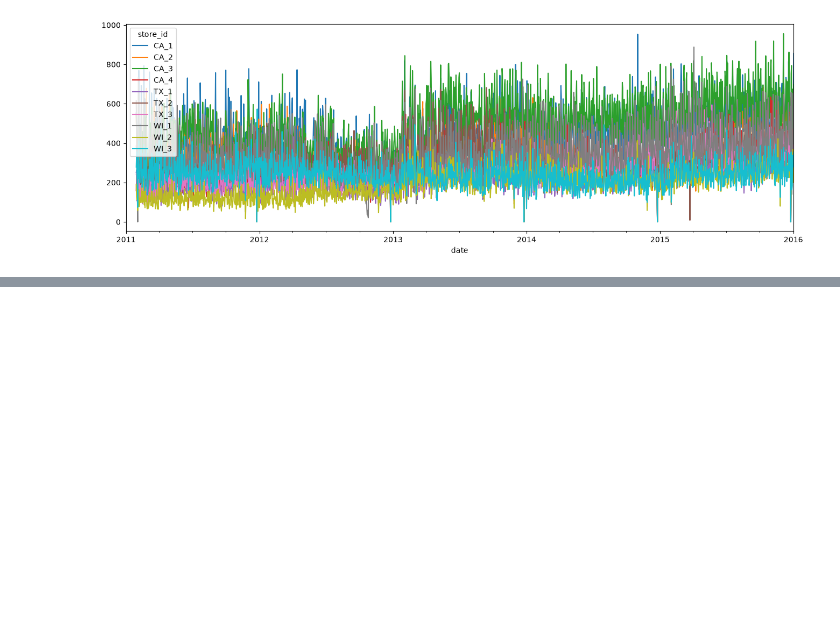
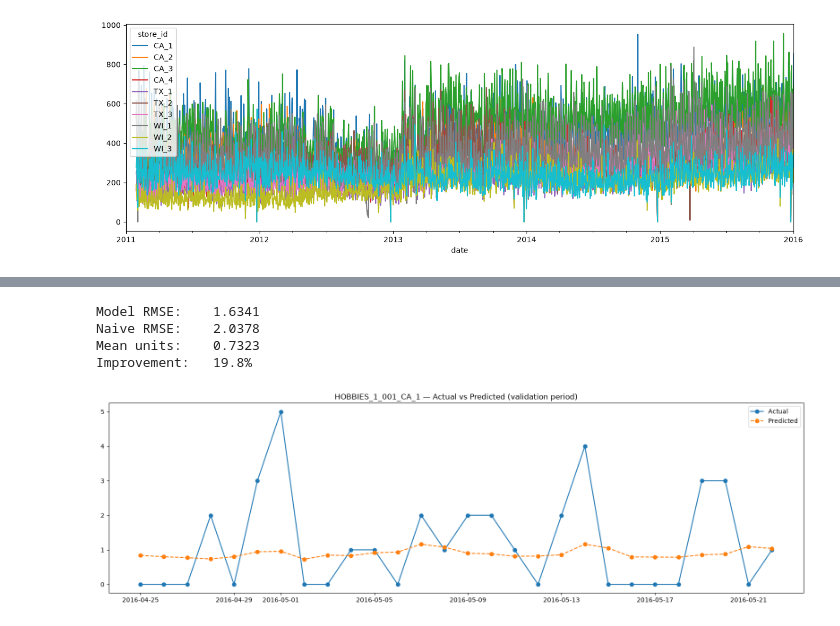
Before and after one commit to Hassan3924/M5-Forecasting, a Jupyter notebook: main.ipynb, the cells around one changed output, grey strips where cells are left out. Saved outputs shown, nothing was run; the diff lists cells and outputs as text; code cells hidden in the pictures; blank space fills up the shorter version.

Commit message:
Making prediction

```diff
--- a/main.ipynb
+++ b/main.ipynb
@@ -977,7 +977,7 @@ Index(['date', 'id', 'item_id', 'dept_id', 'cat_id', 'store_id', 'state_id',
        'rmean_364', 'week', 'is_weekend', 'has_event'],
       dtype='str')
 # %%
-df_cleaned = df.drop(labels=['d', 'wm_yr_wk', 'Revenue Generated', 'snap_CA', 'snap_TX', 'snap_WI', 'rmean_35', 'rmean_42', 'rmean_49', 'rmean_168'], axis = 1)
+df_cleaned = df.drop(labels=['id', 'd', 'wm_yr_wk', 'Revenue Generated', 'snap_CA', 'snap_TX', 'snap_WI', 'rmean_35', 'rmean_42', 'rmean_49', 'month', 'year'], axis = 1)
 # %%
 df_cleaned.columns
 # %% [output]
@@ -995,0 +1101,24 @@ time_series.plot(xlim=['2011-01-01', '2016-01-01'], figsize=(16, 5))
+# %%
+import lightgbm as lgb
+
+X_train = train[features]
+y_train = train[target]
+X_valid = valid[features]
+y_valid = valid[target]
+
+model = lgb.LGBMRegressor(
+    n_estimators=1000,
+    learning_rate=0.05,
+    num_leaves=127,
+    min_child_samples=20,
+    subsample=0.8,
+    colsample_bytree=0.8,
+    random_state=42,
+    n_jobs=-1
+)
+
+model.fit(
+    X_train, y_train,
+    eval_set=[(X_valid, y_valid)],
+    callbacks=[lgb.early_stopping(50), lgb.log_evaluation(100)]
+)
@@ -995,0 +1141,41 @@ time_series.plot(xlim=['2011-01-01', '2016-01-01'], figsize=(16, 5))
+# %%
+import numpy as np
+from sklearn.metrics import mean_squared_error
+
+preds = model.predict(X_valid)
+rmse = np.sqrt(mean_squared_error(y_valid, preds))
+
+# Naive baseline: always predict the training mean
+naive_preds = np.full(len(y_valid), y_train.mean())
+naive_rmse = np.sqrt(mean_squared_error(y_valid, naive_preds))
+
+print(f"Model RMSE:    {rmse:.4f}")
+print(f"Naive RMSE:    {naive_rmse:.4f}")
+print(f"Mean units:    {y_valid.mean():.4f}")
+print(f"Improvement:   {(1 - rmse/naive_rmse)*100:.1f}%")
+# %% [output]
+Model RMSE:    1.6341
+Naive RMSE:    2.0378
+Mean units:    0.7323
+Improvement:   19.8%
+# %%
+import matplotlib.pyplot as plt
+
+# Pick one item to visualise
+item_id_plot = 'HOBBIES_1_001_CA_1'
+
+# Get validation rows for that item
+mask = (valid['item_id'] == 'HOBBIES_1_001') & (valid['store_id'] == 'CA_1')
+item_valid = valid[mask].copy()
+item_valid['pred'] = model.predict(item_valid[features])
+
+# Plot
+fig, ax = plt.subplots(figsize=(16, 5))
+ax.plot(item_valid['date'], item_valid['units'], label='Actual', marker='o')
+ax.plot(item_valid['date'], item_valid['pred'], label='Predicted', marker='o', linestyle='--')
+ax.set_title(f'{item_id_plot} — Actual vs Predicted (validation period)')
+ax.legend()
+plt.tight_layout()
+plt.show()
+# %% [output]
+[figure, added]
```
Also changed, not shown: parts of 16 cells of this notebook, 2 other files.
